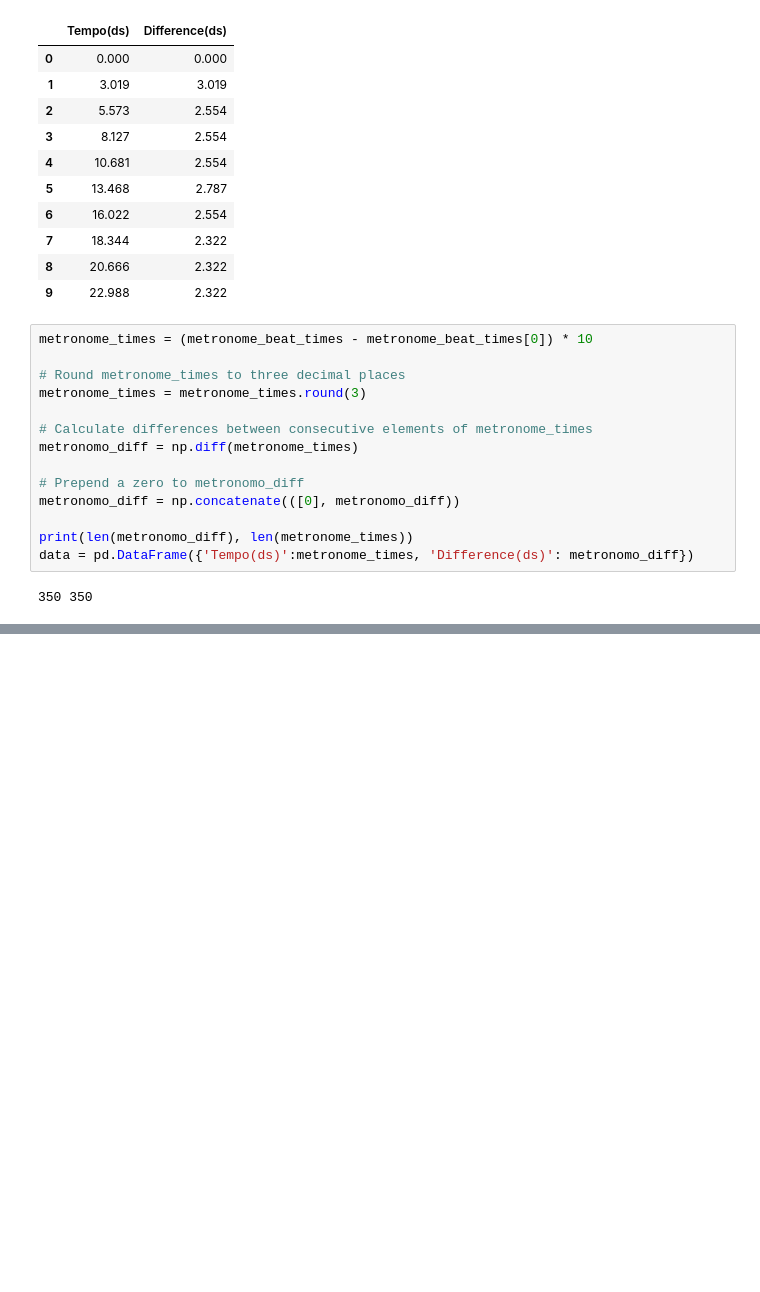
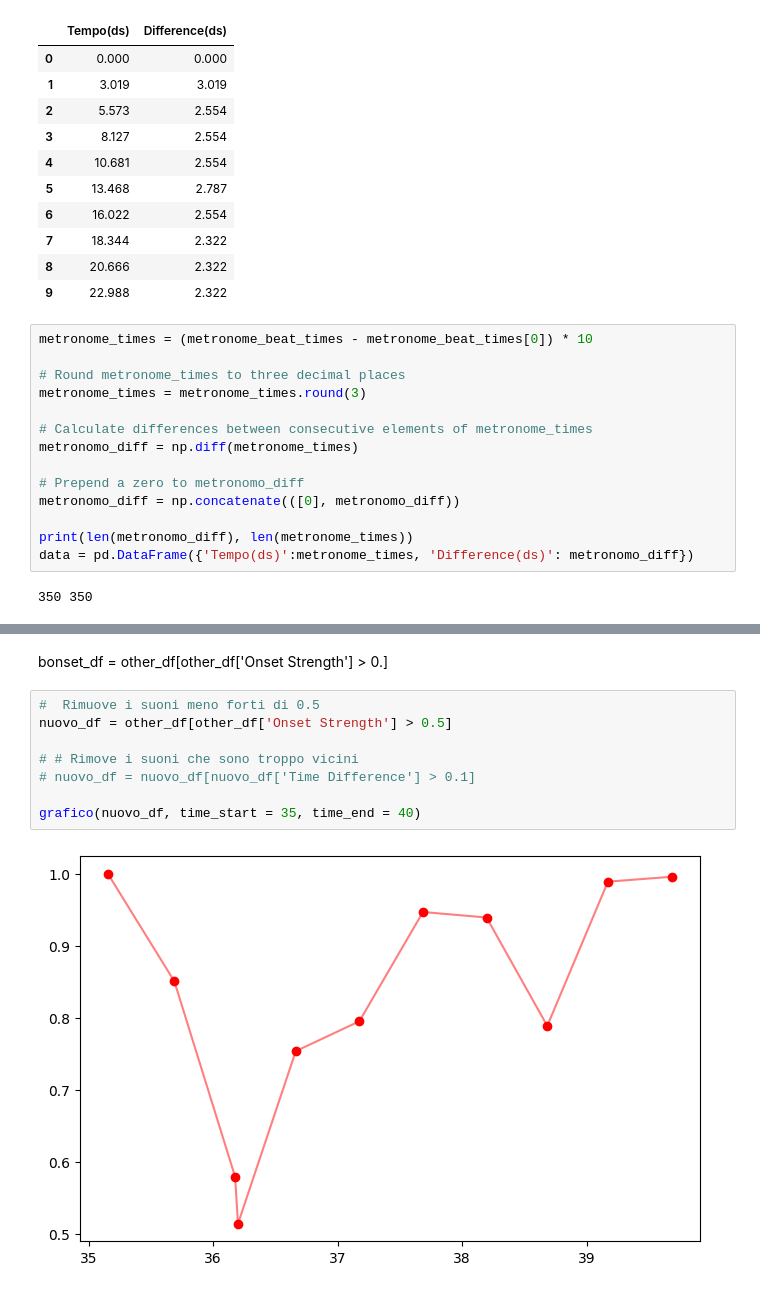
Before and after one commit to MicolGiannelli19/drum_beat_time, a Jupyter notebook: audio_to_data.ipynb, the cells around one changed output, grey strips where cells are left out. Cells and saved outputs as stored; diff of their text form; blank space fills up the shorter version.

```diff
--- a/audio_to_data.ipynb
+++ b/audio_to_data.ipynb
@@ -221,0 +216,12 @@ array([-6.1228855e-07,  1.6854610e-06,  3.8645503e-06, ...,
+# %% [markdown]
+bonset_df = other_df[other_df['Onset Strength'] > 0.]
+# %%
+#  Rimuove i suoni meno forti di 0.5
+nuovo_df = other_df[other_df['Onset Strength'] > 0.5]
+
+# # Rimove i suoni che sono troppo vicini
+# nuovo_df = nuovo_df[nuovo_df['Time Difference'] > 0.1]
+
+grafico(nuovo_df, time_start = 35, time_end = 40)
+# %% [output]
+[figure, added]
```
Also changed, not shown: parts of 13 cells of this notebook.
